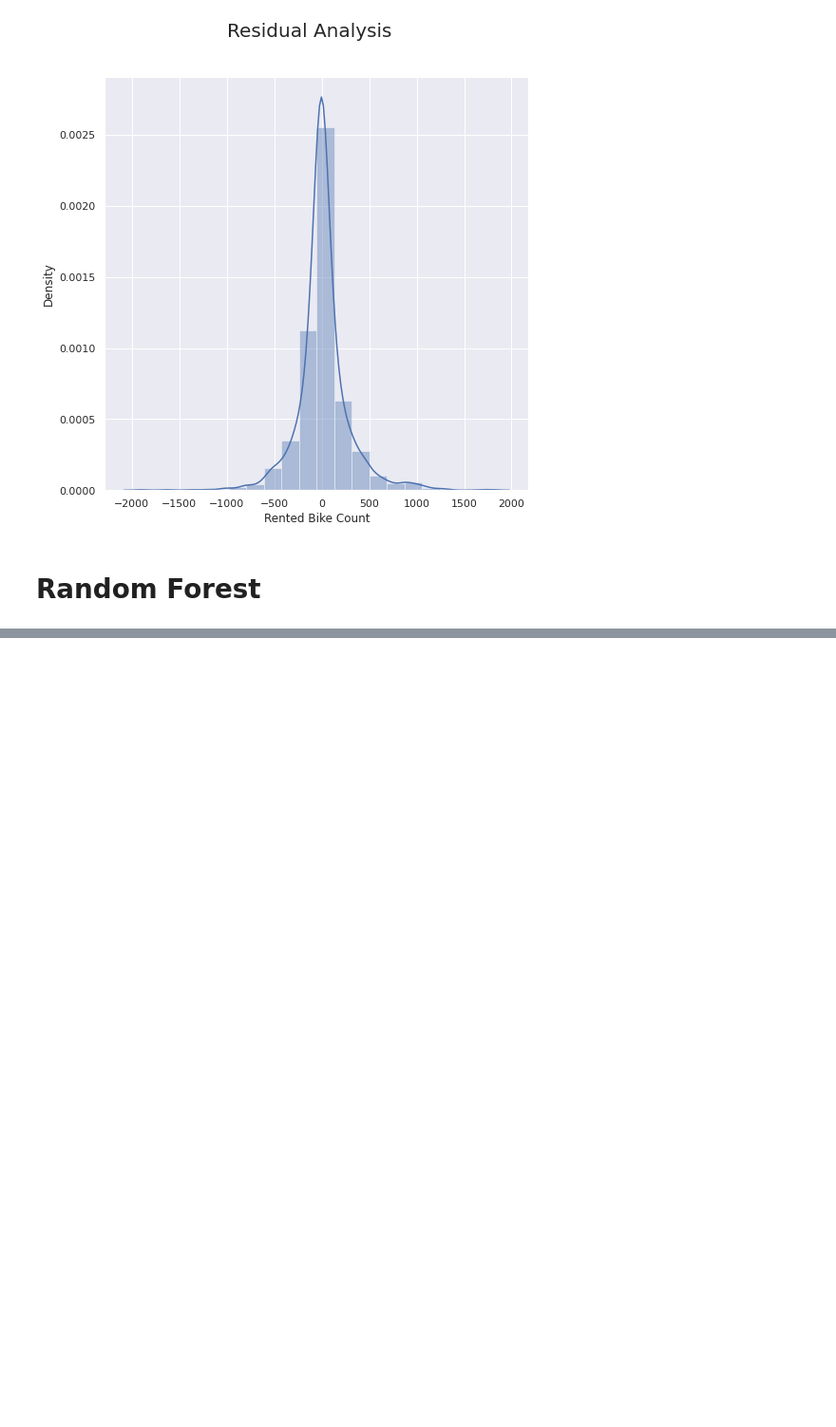
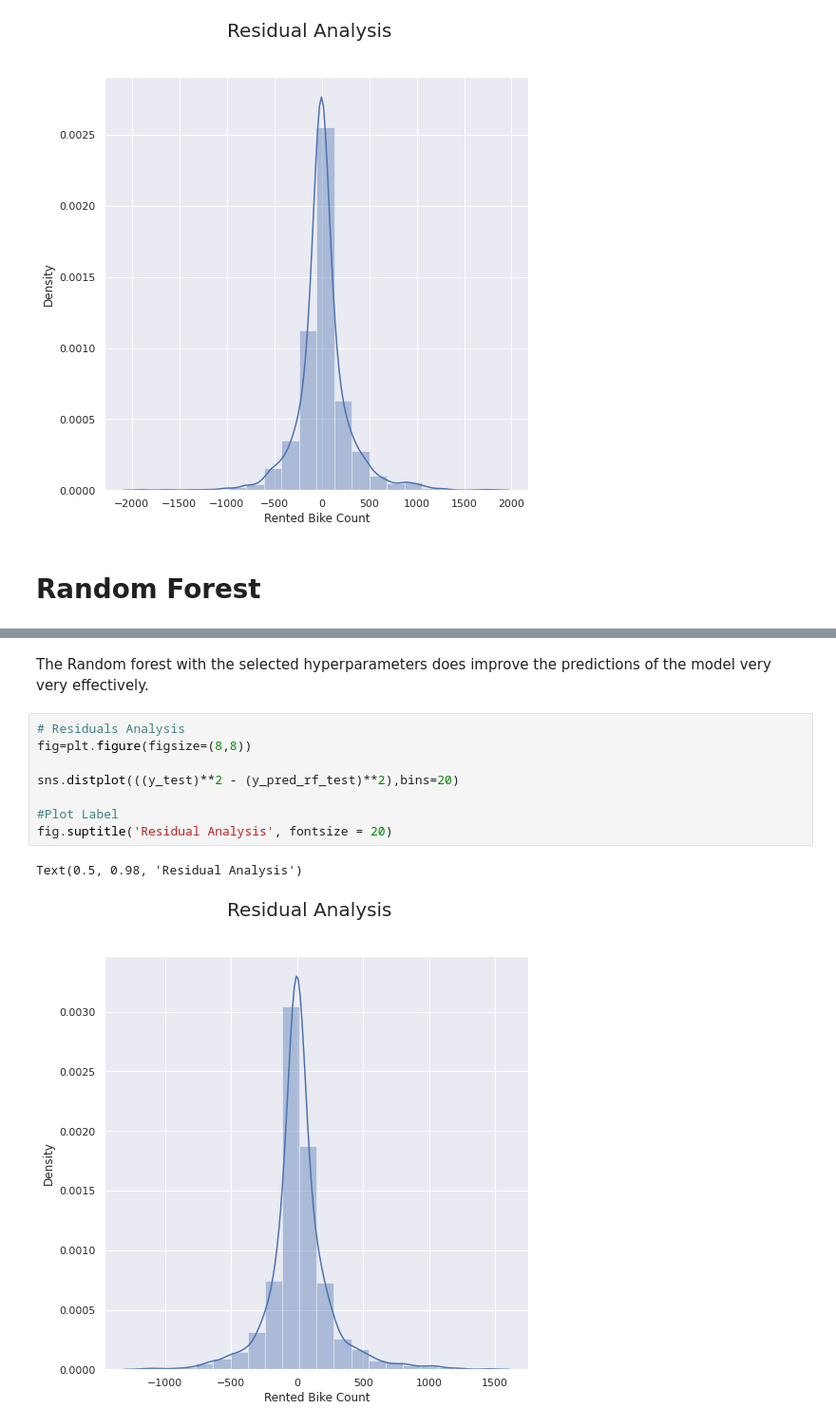
Before and after one commit to shubham-bhadouria/-Seoul-Bike-Sharing-Demand-Prediction, a Jupyter notebook: Copy_of_Copy_of_Bike_Sharing_Demand_Prediction_Capstone_Project.ipynb, the cells around one changed output, grey strips where cells are left out. Shown at 95% size. Saved outputs shown, nothing was run; the diff lists cells and outputs as text; blank space fills up the shorter version.

```diff
--- a/Copy_of_Copy_of_Bike_Sharing_Demand_Prediction_Capstone_Project.ipynb
+++ b/Copy_of_Copy_of_Bike_Sharing_Demand_Prediction_Capstone_Project.ipynb
@@ -924,0 +971,14 @@ The R2 score using the same alpha is : 0.8858132040680113
+# %% [markdown]
+
+The Random forest with the selected hyperparameters does improve the predictions of the model very very effectively.
+# %%
+# Residuals Analysis
+fig=plt.figure(figsize=(8,8))
+
+sns.distplot(((y_test)**2 - (y_pred_rf_test)**2),bins=20)
+
+#Plot Label
+fig.suptitle('Residual Analysis', fontsize = 20)
+# %% [output]
+Text(0.5, 0.98, 'Residual Analysis')
+[figure, added]
```
Also changed, not shown: parts of 10 cells of this notebook.
